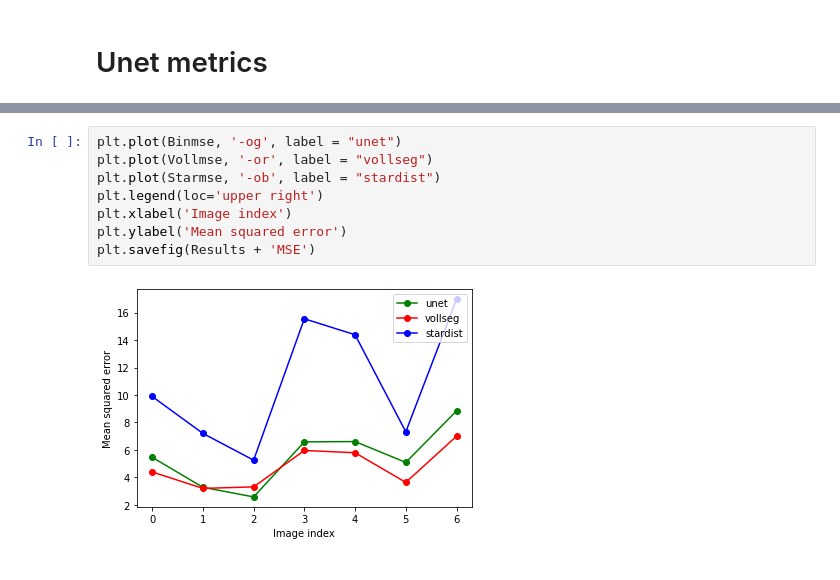
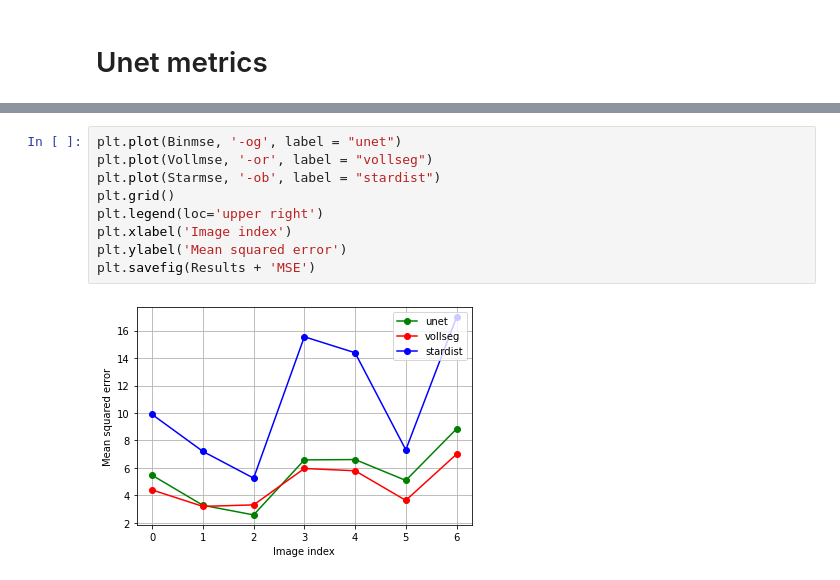
Before and after one commit to kapoorlab/BioPython, a Jupyter notebook: OtherPythonNotebooks/SegmentationMetrics.ipynb, the cells around one changed output, grey strips where cells are left out. Saved outputs shown, nothing was run; the diff lists cells and outputs as text.

```diff
--- a/OtherPythonNotebooks/SegmentationMetrics.ipynb
+++ b/OtherPythonNotebooks/SegmentationMetrics.ipynb
@@ -486,10 +486,11 @@ plt.savefig(Results + 'Unet')
 # %%
 plt.plot(Binmse, '-og', label = "unet")
 plt.plot(Vollmse, '-or', label = "vollseg")
 plt.plot(Starmse, '-ob', label = "stardist")
+plt.grid()
 plt.legend(loc='upper right')
 plt.xlabel('Image index')
 plt.ylabel('Mean squared error')
 plt.savefig(Results + 'MSE')
 # %% [output]
-[figure, old version]
+[figure, new version]
```
Also changed, not shown: parts of 4 cells of this notebook.
